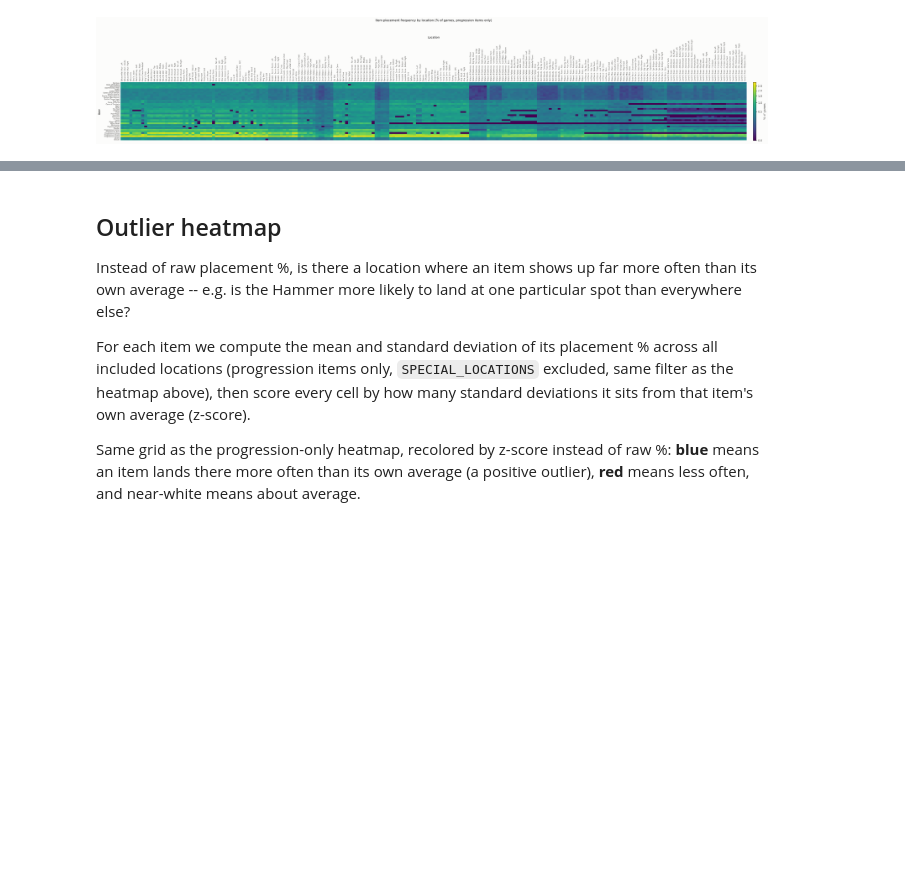
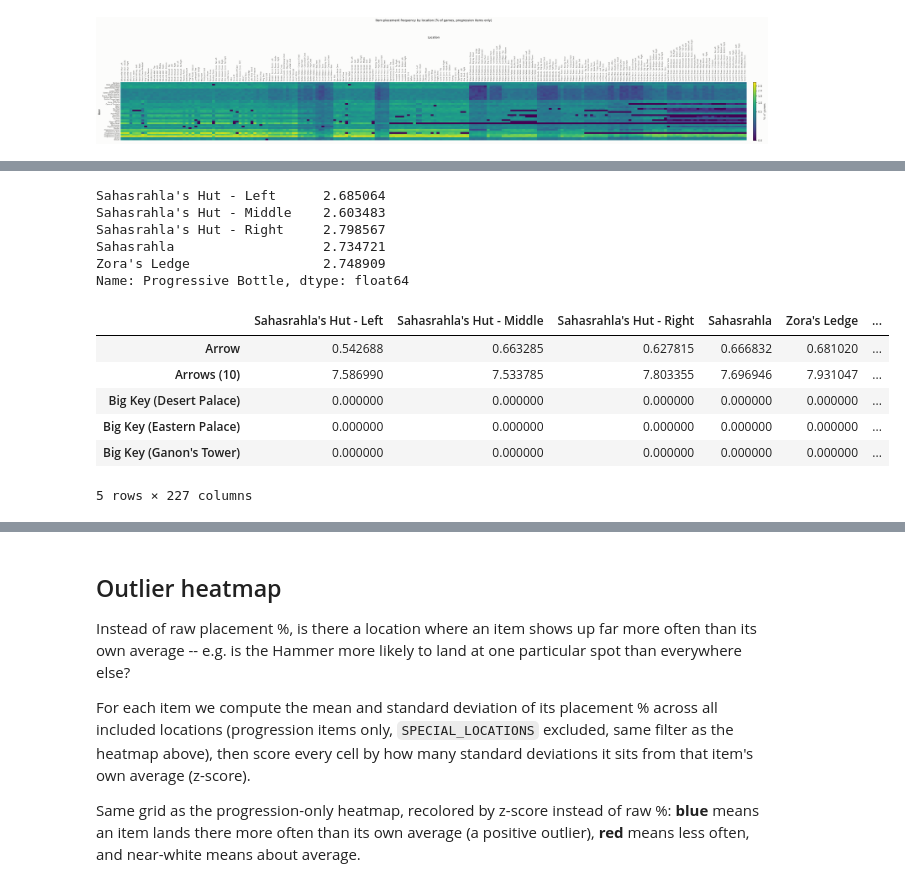
Before and after one commit to ty-porter/mudora-analysis, a Jupyter notebook: main.ipynb, the cells around one changed output, grey strips where cells are left out. Saved outputs shown, nothing was run; the diff lists cells and outputs as text; code cells hidden in the pictures; blank space fills up the shorter version.

```diff
--- a/main.ipynb
+++ b/main.ipynb
@@ -337,0 +343,44 @@ plt.show()
+# %%
+# Combine all the bottle types into "Progressive Bottle"
+bottle_types = [item for item in pct.index if item.startswith("Bottle")]
+
+pct.loc["Progressive Bottle"] = pct.loc[bottle_types].sum(axis=0)
+
+pct = pct.drop(index=bottle_types)
+
+# Update the filtering lists
+PROGRESSION_ITEMS.append("Progressive Bottle")
+if "Progressive Bottle" in NON_PROGRESSION_ITEMS:
+    NON_PROGRESSION_ITEMS.remove("Progressive Bottle")
+
+pct.loc["Progressive Bottle"].head()
+# %% [output]
+Sahasrahla's Hut - Left      2.685064
+Sahasrahla's Hut - Middle    2.603483
+Sahasrahla's Hut - Right     2.798567
+Sahasrahla                   2.734721
+Zora's Ledge                 2.748909
+Name: Progressive Bottle, dtype: float64
+# %%
+# Scale all the progressive items in the pool
+PROGRESSIVE_ITEM_COUNT = {
+  "Progressive Armor": 2,
+  "Progressive Bottle": 4,
+  "Progressive Bow": 2,
+  "Progressive Glove": 2,
+  "Progressive Shield": 3,
+  "Progressive Sword": 4,
+}
+
+for item, cnt in PROGRESSIVE_ITEM_COUNT.items():
+    pct.loc[item] = pct.loc[item] / cnt
+
+pct.head()
+# %% [output]
+|  | Sahasrahla's Hut - Left | Sahasrahla's Hut - Middle | Sahasrahla's Hut - Right | Sahasrahla | Zora's Ledge | ... |
+| Arrow | 0.542688 | 0.663285 | 0.627815 | 0.666832 | 0.681020 | ... |
+| Arrows (10) | 7.586990 | 7.533785 | 7.803355 | 7.696946 | 7.931047 | ... |
+| Big Key (Desert Palace) | 0.000000 | 0.000000 | 0.000000 | 0.000000 | 0.000000 | ... |
+| Big Key (Eastern Palace) | 0.000000 | 0.000000 | 0.000000 | 0.000000 | 0.000000 | ... |
+| Big Key (Ganon's Tower) | 0.000000 | 0.000000 | 0.000000 | 0.000000 | 0.000000 | ... |
+5 rows × 227 columns
```
Also changed, not shown: parts of 6 cells of this notebook, 3 other files.
